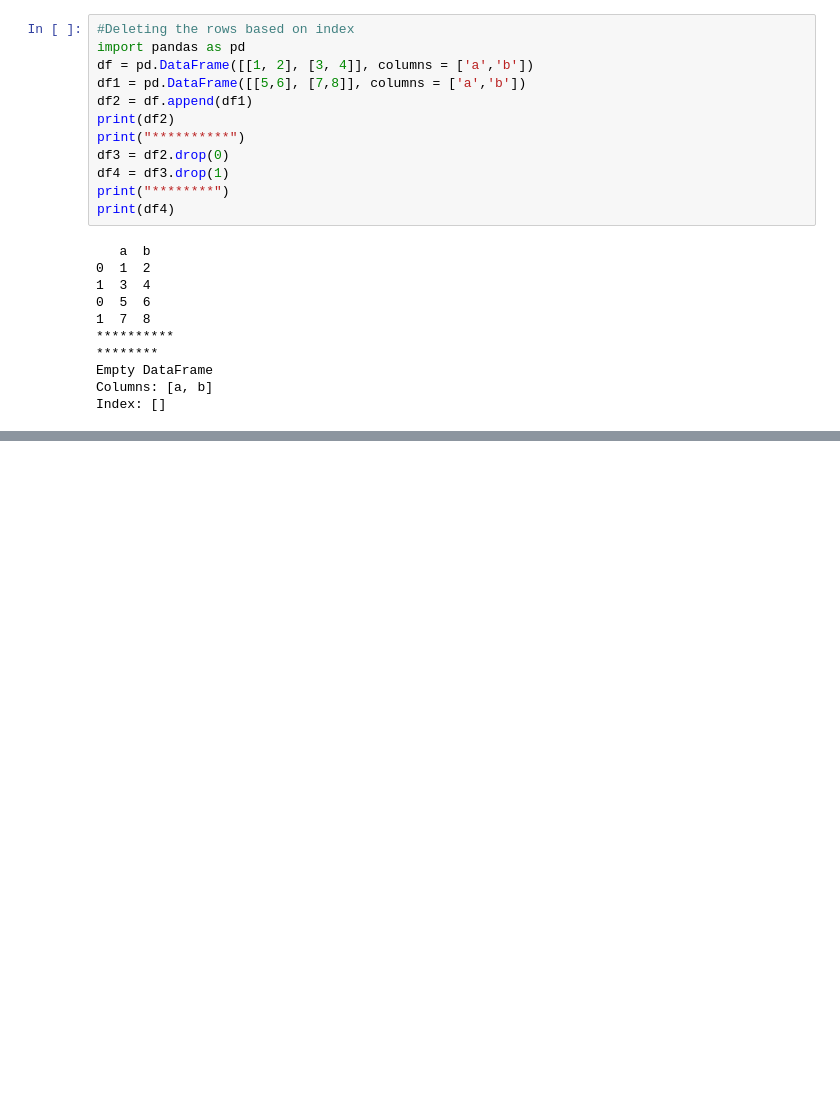
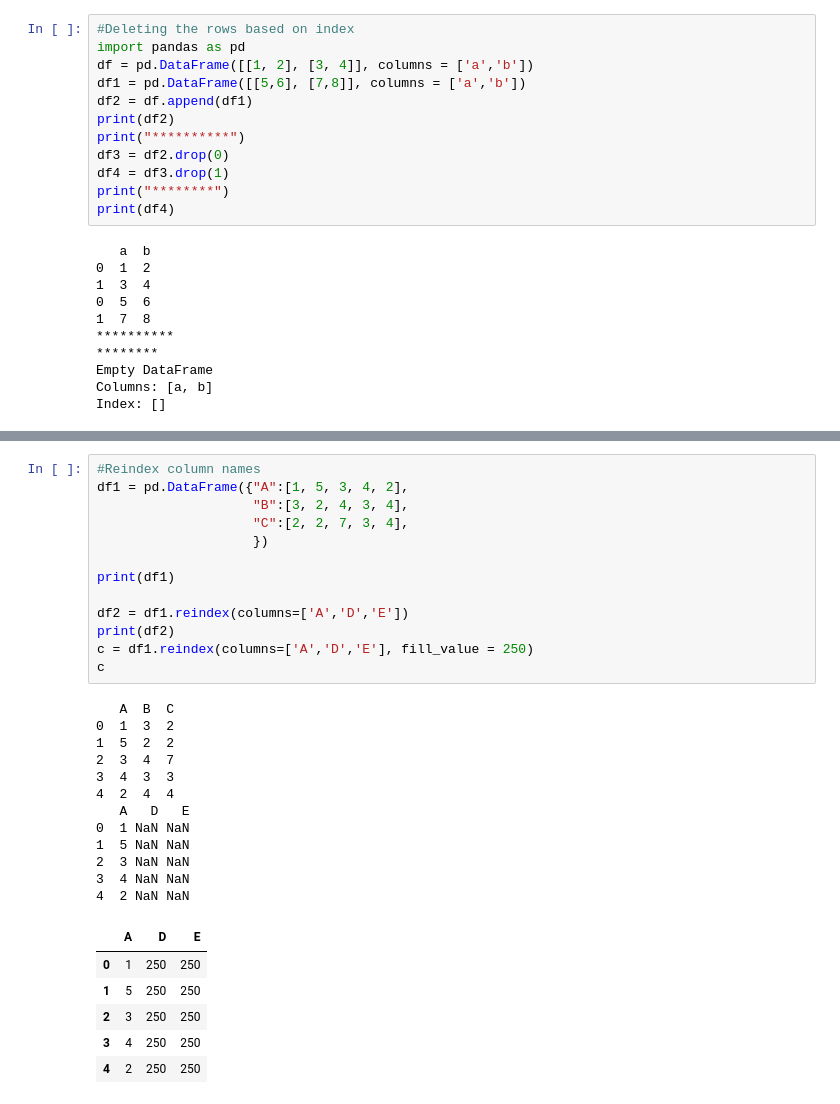
Before and after one commit to Hackveda/FullStackDjango_SrichandanChinnam, a Jupyter notebook: pythontest.ipynb, the cells around one changed output, grey strips where cells are left out. Drawn from its saved outputs; the diff is of its cells as text; blank space fills up the shorter version.

```diff
--- a/pythontest.ipynb
+++ b/pythontest.ipynb
@@ -193,0 +370,32 @@ Index: []
+# %%
+#Reindex column names
+df1 = pd.DataFrame({"A":[1, 5, 3, 4, 2],
+                    "B":[3, 2, 4, 3, 4],
+                    "C":[2, 2, 7, 3, 4],
+                    })
+
+print(df1)
+
+df2 = df1.reindex(columns=['A','D','E'])
+print(df2)
+c = df1.reindex(columns=['A','D','E'], fill_value = 250)
+c
+# %% [output]
+   A  B  C
+0  1  3  2
+1  5  2  2
+2  3  4  7
+3  4  3  3
+4  2  4  4
+   A   D   E
+0  1 NaN NaN
+1  5 NaN NaN
+2  3 NaN NaN
+3  4 NaN NaN
+4  2 NaN NaN
+|  | A | D | E |
+| 0 | 1 | 250 | 250 |
+| 1 | 5 | 250 | 250 |
+| 2 | 3 | 250 | 250 |
+| 3 | 4 | 250 | 250 |
+| 4 | 2 | 250 | 250 |
```
Also changed, not shown: parts of 18 cells of this notebook.
